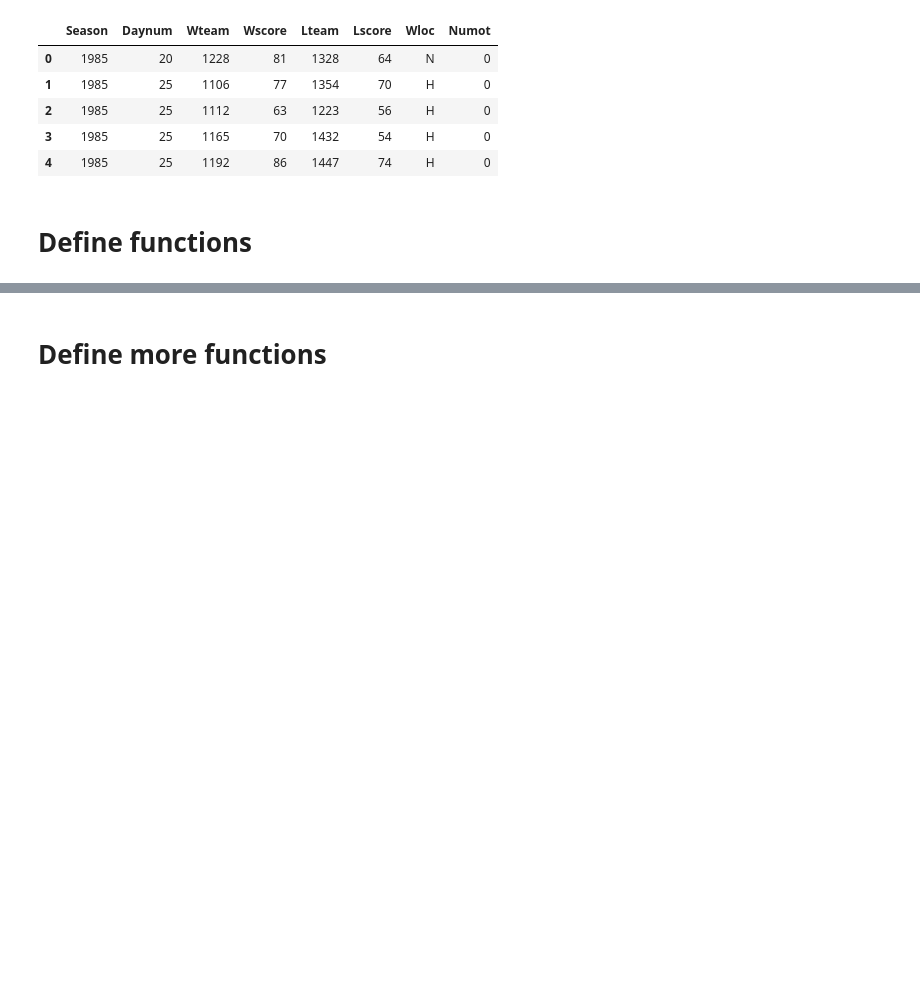
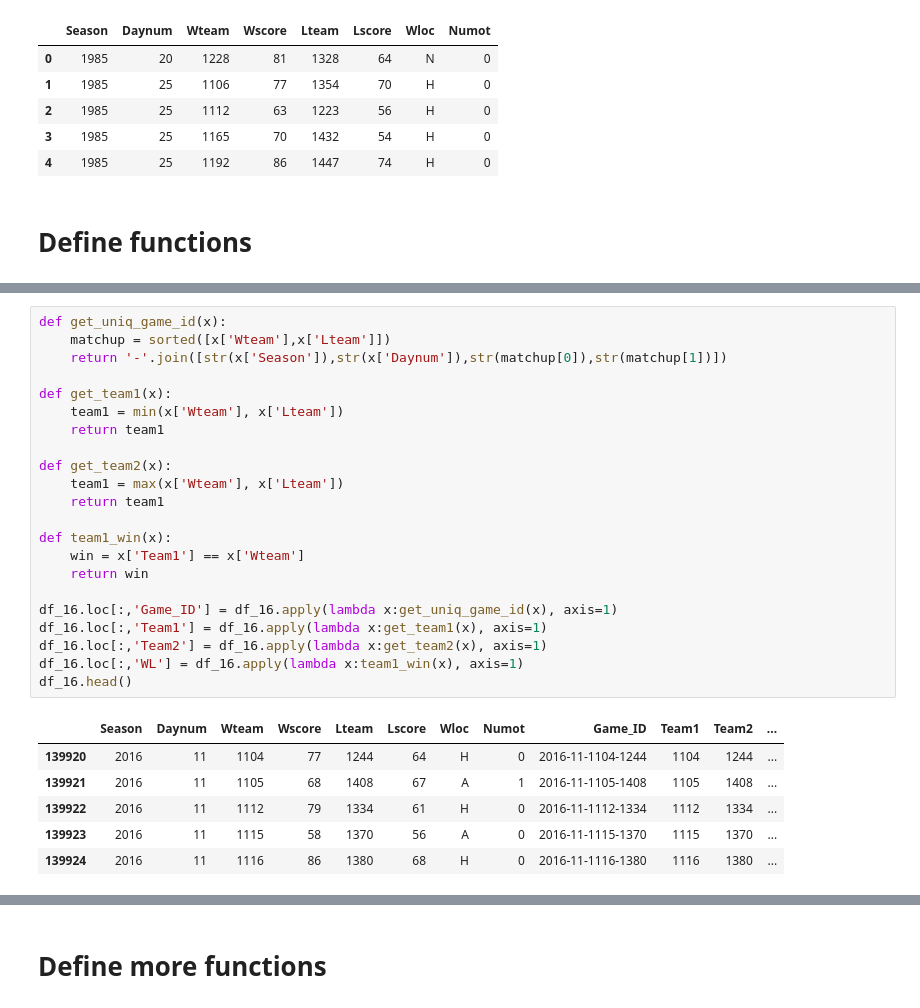
Before and after one commit to GTell88/marchmadness2017, a Jupyter notebook: notebooks/march_madness.ipynb, the cells around one changed output, grey strips where cells are left out. Cells and saved outputs as stored; diff of their text form; blank space fills up the shorter version.

```diff
--- a/notebooks/march_madness.ipynb
+++ b/notebooks/march_madness.ipynb
@@ -100,0 +129,29 @@ win_percent_df.head()
+# %%
+def get_uniq_game_id(x):
+    matchup = sorted([x['Wteam'],x['Lteam']])
+    return '-'.join([str(x['Season']),str(x['Daynum']),str(matchup[0]),str(matchup[1])])
+
+def get_team1(x):
+    team1 = min(x['Wteam'], x['Lteam'])
+    return team1
+
+def get_team2(x):
+    team1 = max(x['Wteam'], x['Lteam'])
+    return team1
+
+def team1_win(x):
+    win = x['Team1'] == x['Wteam']
+    return win
+
+df_16.loc[:,'Game_ID'] = df_16.apply(lambda x:get_uniq_game_id(x), axis=1)
+df_16.loc[:,'Team1'] = df_16.apply(lambda x:get_team1(x), axis=1)
+df_16.loc[:,'Team2'] = df_16.apply(lambda x:get_team2(x), axis=1)
+df_16.loc[:,'WL'] = df_16.apply(lambda x:team1_win(x), axis=1)
+df_16.head()
+# %% [output]
+|  | Season | Daynum | Wteam | Wscore | Lteam | Lscore | Wloc | Numot | Game_ID | Team1 | Team2 | ... |
+| 139920 | 2016 | 11 | 1104 | 77 | 1244 | 64 | H | 0 | 2016-11-1104-1244 | 1104 | 1244 | ... |
+| 139921 | 2016 | 11 | 1105 | 68 | 1408 | 67 | A | 1 | 2016-11-1105-1408 | 1105 | 1408 | ... |
+| 139922 | 2016 | 11 | 1112 | 79 | 1334 | 61 | H | 0 | 2016-11-1112-1334 | 1112 | 1334 | ... |
+| 139923 | 2016 | 11 | 1115 | 58 | 1370 | 56 | A | 0 | 2016-11-1115-1370 | 1115 | 1370 | ... |
+| 139924 | 2016 | 11 | 1116 | 86 | 1380 | 68 | H | 0 | 2016-11-1116-1380 | 1116 | 1380 | ... |
```
Also changed, not shown: parts of 17 cells of this notebook, 3 other files.
